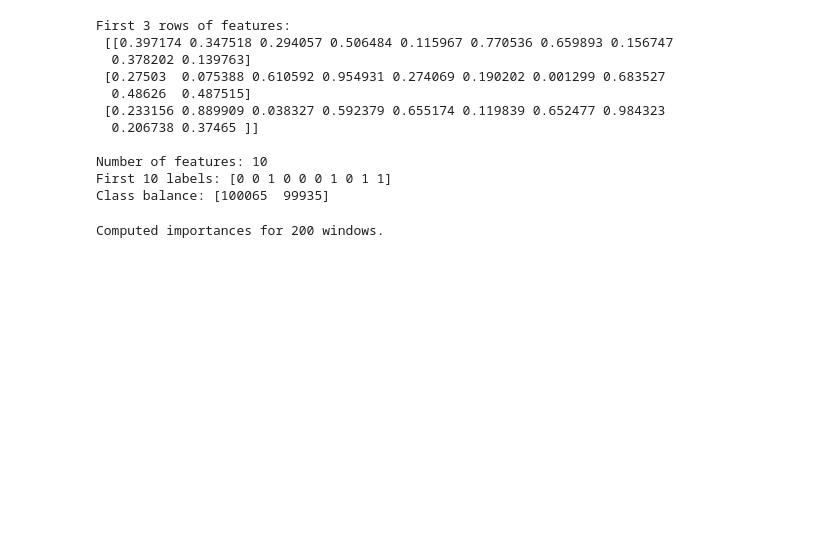
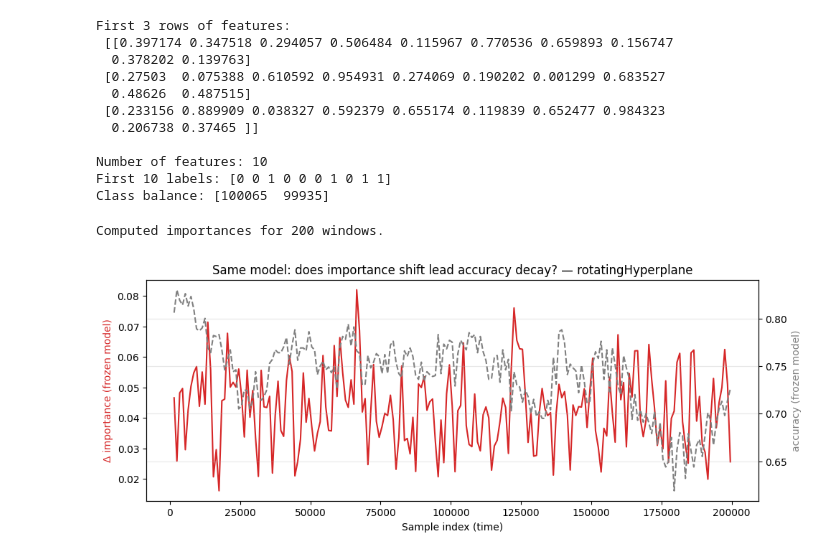
Before and after one commit to shreyuu/UoN-Business-Analytics, a Jupyter notebook: Dissertation/main.ipynb, the cells around one changed output. Saved outputs shown, nothing was run; the diff lists cells and outputs as text; code cells hidden in the pictures; blank space fills up the shorter version.

```diff
--- a/Dissertation/main.ipynb
+++ b/Dissertation/main.ipynb
@@ -84,6 +83,24 @@ importances, fixed_acc, centers = windowed_importance(X, y, window=1000)
 print("Computed importances for", len(centers), "windows.")
 # %% [output]
 Computed importances for 200 windows.
+# %%
+# RQ2: does the frozen model's importance fingerprint move BEFORE its accuracy falls?
+delta_frozen = np.r_[np.nan, np.abs(np.diff(frozen_imp, axis=0)).sum(axis=1)]
+
+fig, ax1 = plt.subplots(figsize=(11, 4))
+ax1.plot(centers, delta_frozen, color="tab:red", label="Δ frozen-model importance")
+ax1.set_xlabel("Sample index (time)")
+ax1.set_ylabel("Δ importance (frozen model)", color="tab:red")
+
+ax2 = ax1.twinx()
+ax2.plot(centers, fixed_acc, color="gray", linestyle="--", label="frozen-model accuracy")
+ax2.set_ylabel("accuracy (frozen model)", color="gray")
+
+plt.title("Same model: does importance shift lead accuracy decay? — rotatingHyperplane")
+plt.grid(alpha=0.3)
+plt.show()
+# %% [output]
+[figure, added]
 # %%
 d = X.shape[1]
 plt.figure(figsize=(11, 5))
```
Also changed, not shown: parts of 5 cells of this notebook.
